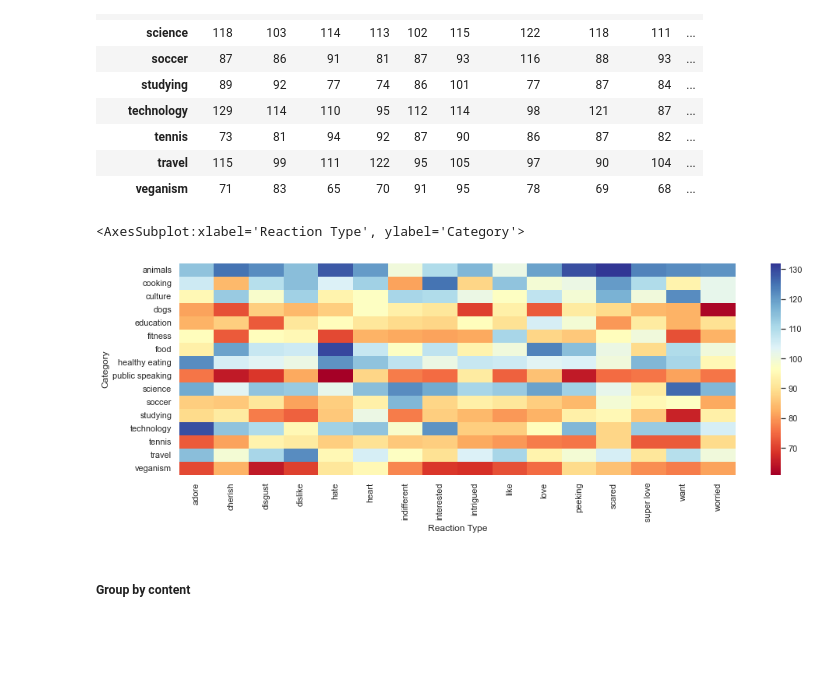
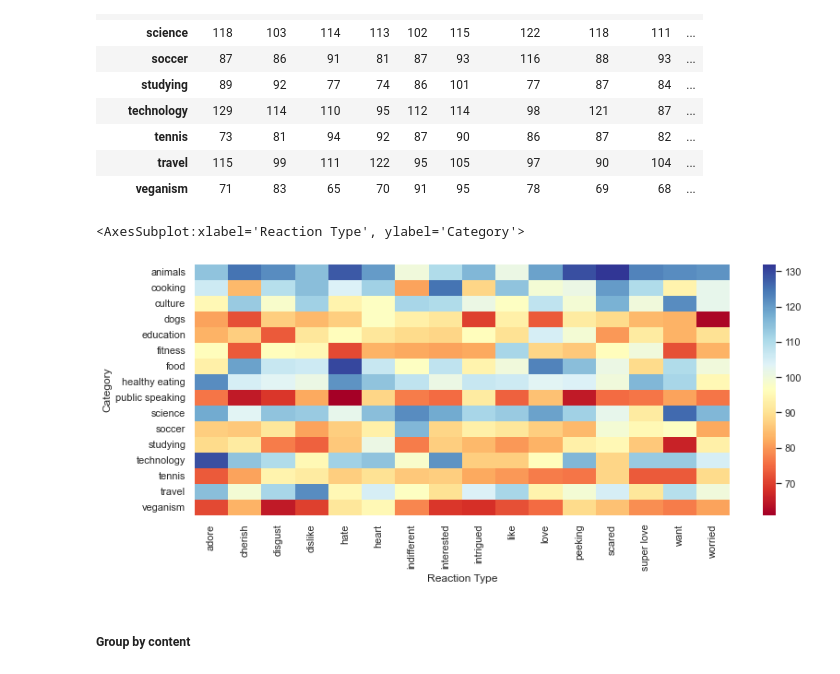
Before and after one commit to deborabastos/accenture_data_analytics, a Jupyter notebook: 2.accenture_data_analysis.ipynb, the cells around one changed output. Saved outputs shown, nothing was run; the diff lists cells and outputs as text; code cells hidden in the pictures; blank space fills up the shorter version.

```diff
--- a/2.accenture_data_analysis.ipynb
+++ b/2.accenture_data_analysis.ipynb
@@ -207,12 +207,12 @@ pt_reaction_type['Content ID']
 | travel | 115 | 99 | 111 | 122 | 95 | 105 | 97 | 90 | 104 | ... |
 | veganism | 71 | 83 | 65 | 70 | 91 | 95 | 78 | 69 | 68 | ... |
 # %%
-plt.figure(figsize=(16,5))
+plt.figure(figsize=(13,5))
 sns.heatmap(data=pt_reaction_type['Content ID'],
             cmap = "RdYlBu")
 # %% [output]
 <AxesSubplot:xlabel='Reaction Type', ylabel='Category'>
-[figure, old version]
+[figure, new version]
 # %% [markdown]
 ##### Group by content
 # %%
```
